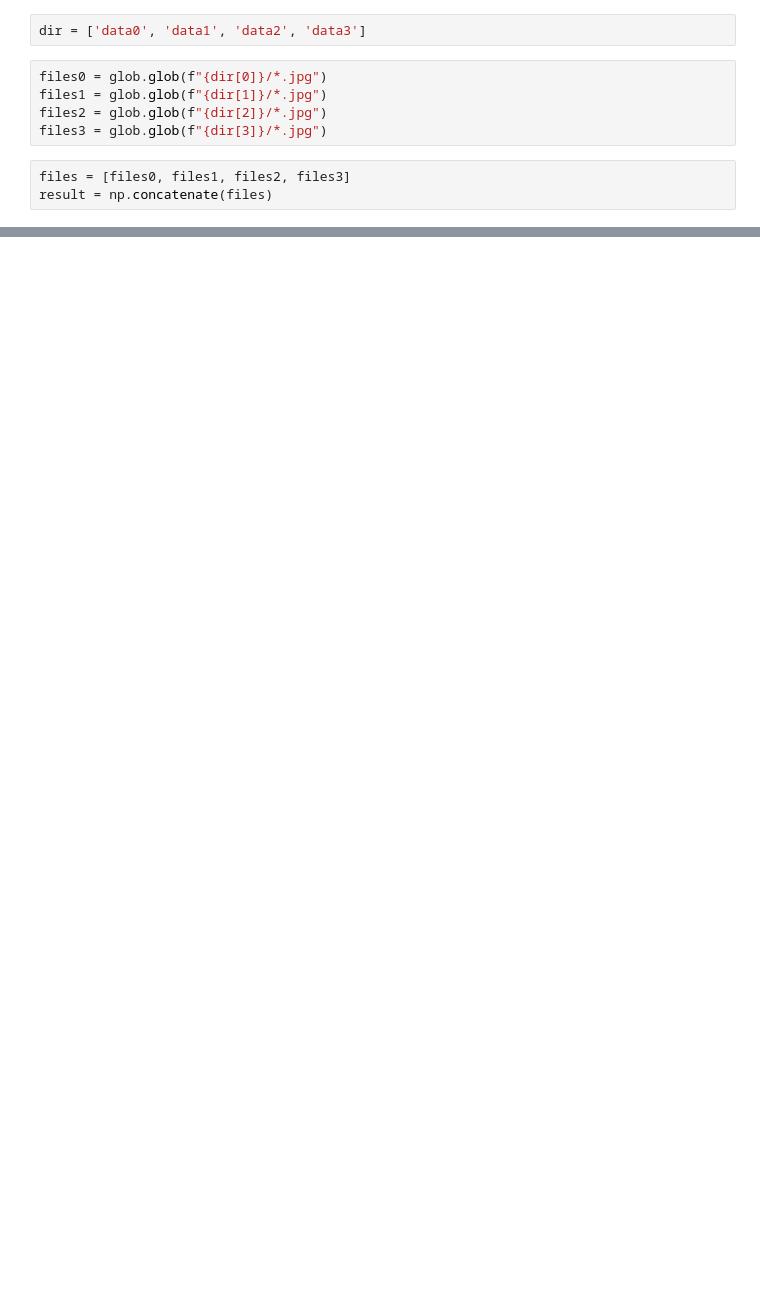
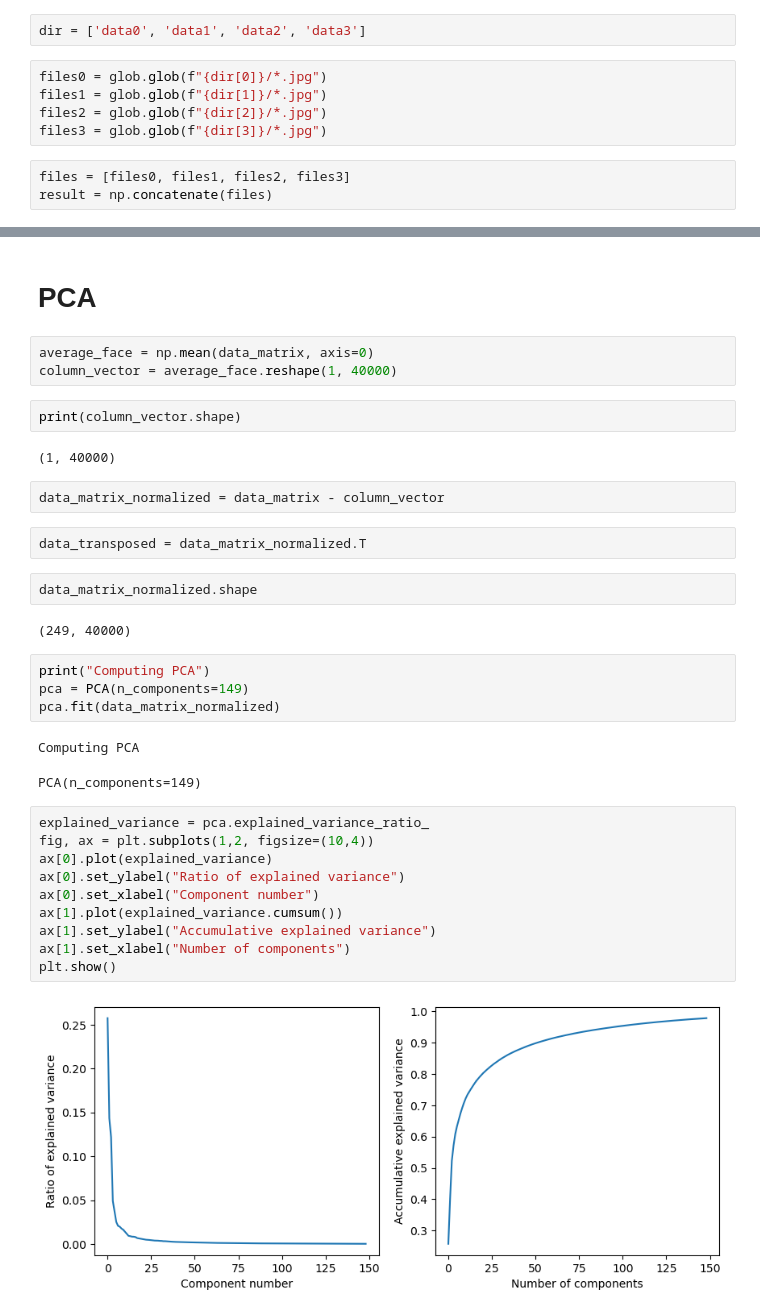
Before and after one commit to evittaka/CognitiveModelling, a Jupyter notebook: Project1.ipynb, the cells around one changed output, grey strips where cells are left out. Drawn from its saved outputs; the diff is of its cells as text; blank space fills up the shorter version.

```diff
--- a/Project1.ipynb
+++ b/Project1.ipynb
@@ -69,0 +137,36 @@ root.mainloop()
+# %% [markdown]
+# PCA
+# %%
+average_face = np.mean(data_matrix, axis=0)
+column_vector = average_face.reshape(1, 40000)
+# %%
+print(column_vector.shape)
+# %% [output]
+(1, 40000)
+# %%
+data_matrix_normalized = data_matrix - column_vector
+# %%
+data_transposed = data_matrix_normalized.T
+# %%
+data_matrix_normalized.shape
+# %% [output]
+(249, 40000)
+# %%
+print("Computing PCA")
+pca = PCA(n_components=149)
+pca.fit(data_matrix_normalized)
+# %% [output]
+Computing PCA
+PCA(n_components=149)
+# %%
+explained_variance = pca.explained_variance_ratio_
+fig, ax = plt.subplots(1,2, figsize=(10,4))
+ax[0].plot(explained_variance)
+ax[0].set_ylabel("Ratio of explained variance")
+ax[0].set_xlabel("Component number")
+ax[1].plot(explained_variance.cumsum())
+ax[1].set_ylabel("Accumulative explained variance")
+ax[1].set_xlabel("Number of components")
+plt.show()
+# %% [output]
+[figure, added]
```
Also changed, not shown: parts of 30 cells of this notebook, 1 other file.
